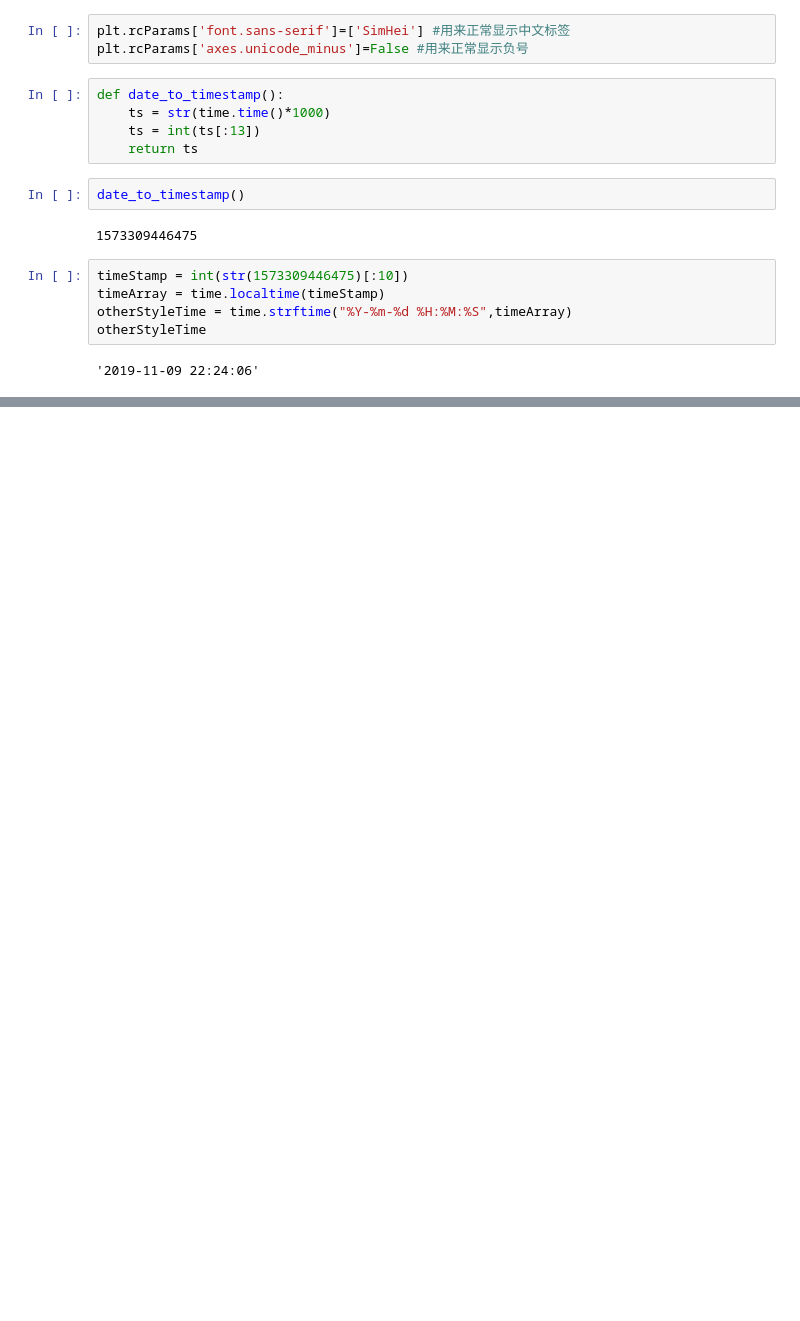
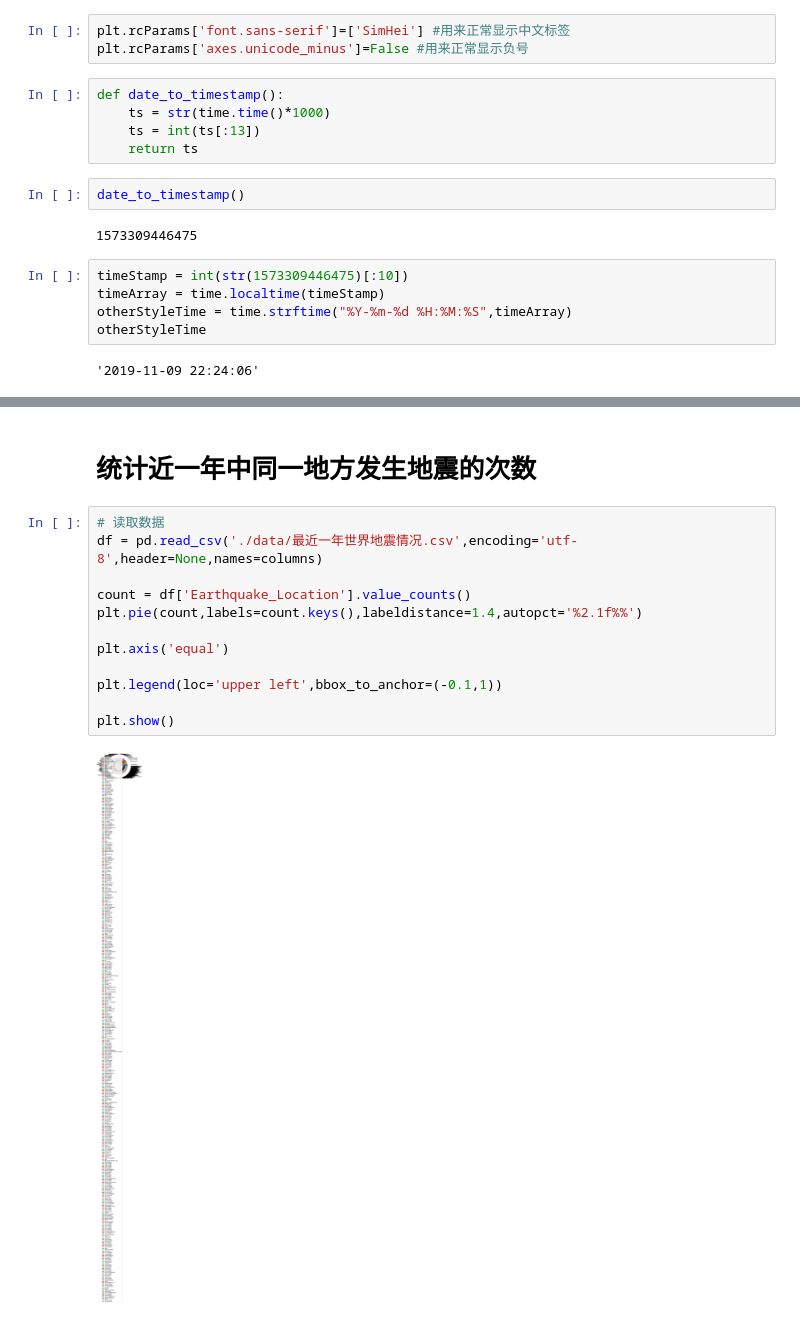
Before and after one commit to AlfredZKY/spider, a Jupyter notebook: earthquake/visual.ipynb, the cells around one changed output, grey strips where cells are left out. Drawn from its saved outputs; the diff is of its cells as text; blank space fills up the shorter version.

```diff
--- a/earthquake/visual.ipynb
+++ b/earthquake/visual.ipynb
@@ -69,0 +112,16 @@ plt.show()
+# %% [markdown]
+# 统计近一年中同一地方发生地震的次数
+# %%
+# 读取数据
+df = pd.read_csv('./data/最近一年世界地震情况.csv',encoding='utf-8',header=None,names=columns)
+
+count = df['Earthquake_Location'].value_counts()
+plt.pie(count,labels=count.keys(),labeldistance=1.4,autopct='%2.1f%%')
+
+plt.axis('equal')
+
+plt.legend(loc='upper left',bbox_to_anchor=(-0.1,1))
+
+plt.show()
+# %% [output]
+[figure, added]
```
Also changed, not shown: parts of 9 cells of this notebook, 3 other files.
